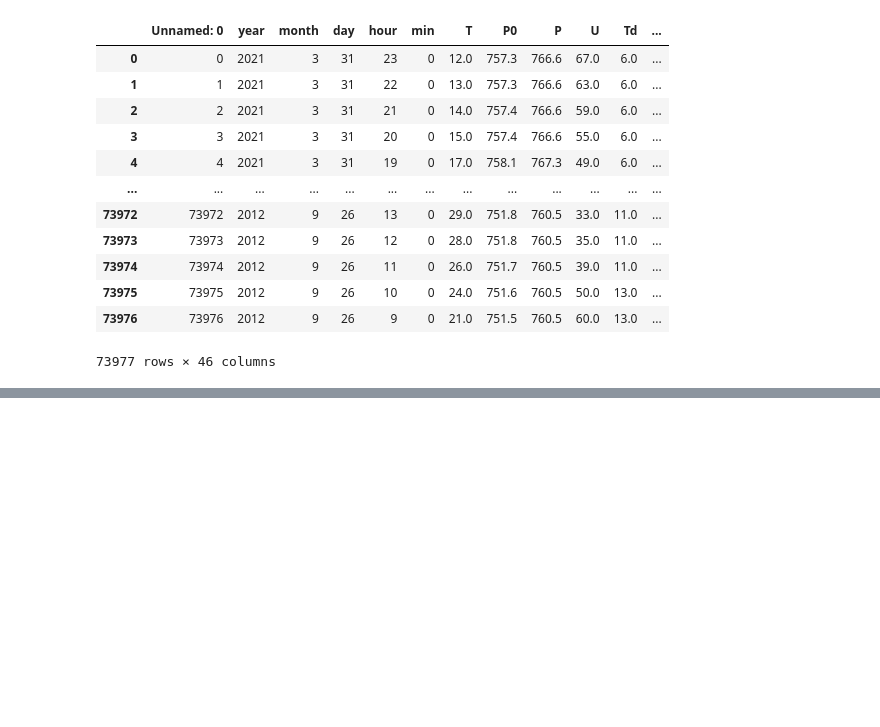
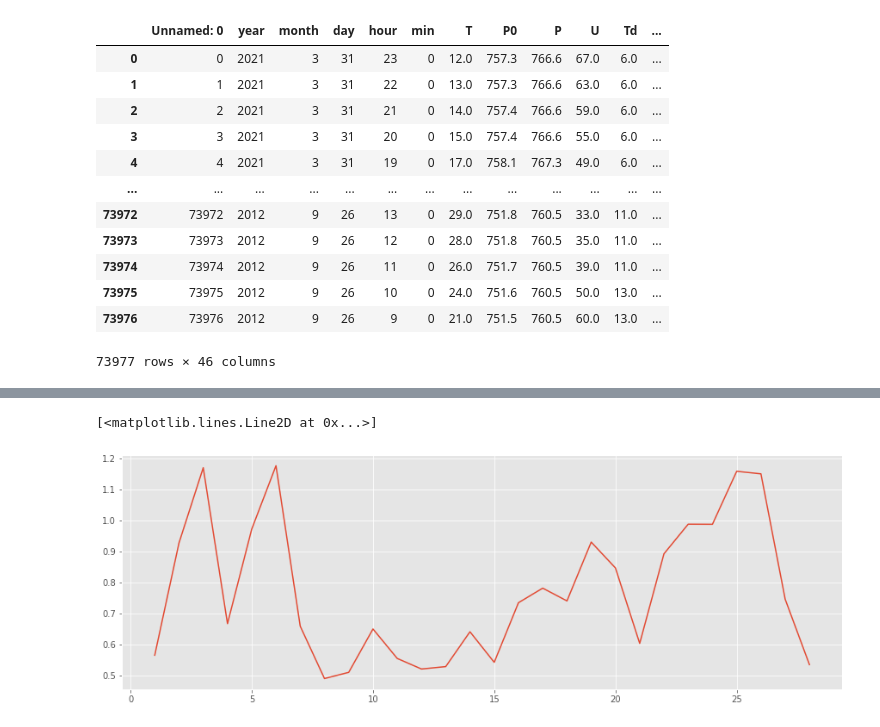
Before and after one commit to basicskill/matf-hackathon, a Jupyter notebook: model/Better Data Exploration.ipynb, the cells around one changed output, grey strips where cells are left out. Cells and saved outputs as stored; diff of their text form; code cells hidden in the pictures; blank space fills up the shorter version.

Commit message:
more website data

```diff
--- a/model/Better Data Exploration.ipynb
+++ b/model/Better Data Exploration.ipynb
@@ -209,0 +212,11 @@ NameError: name 'aqi' is not defined
+# %%
+monthly_obs = pd.DataFrame()
+monthly_obs = df.loc[(df["year"] == 2021) & (df["month"] == 2),
+                    ["day", "B", "CO", "NO2", "O3", "PM10", "PM25", "SO2"]]
+
+monthly_obs = monthly_obs.groupby('day').mean()
+monthly_obs["CO"]
+plt.plot(monthly_obs["CO"])
+# %% [output]
+[<matplotlib.lines.Line2D at 0x...>]
+[figure, added]
```
Also changed, not shown: parts of 9 cells of this notebook, 2 other files.
